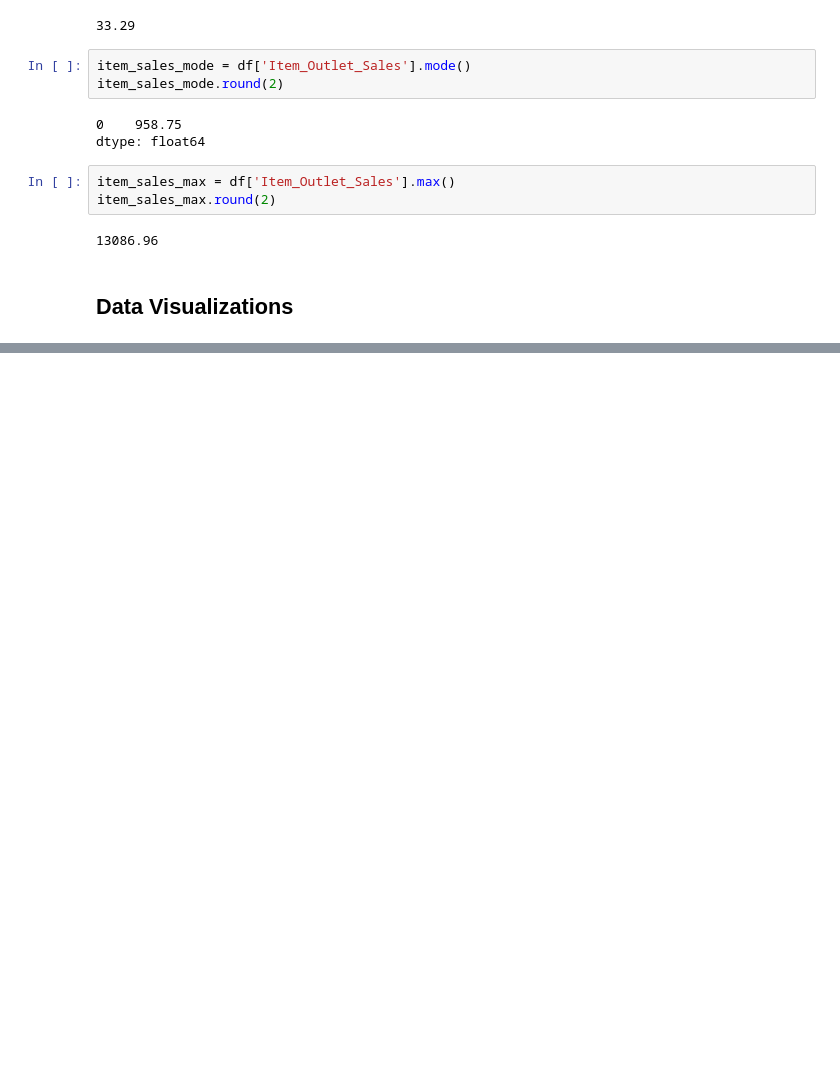
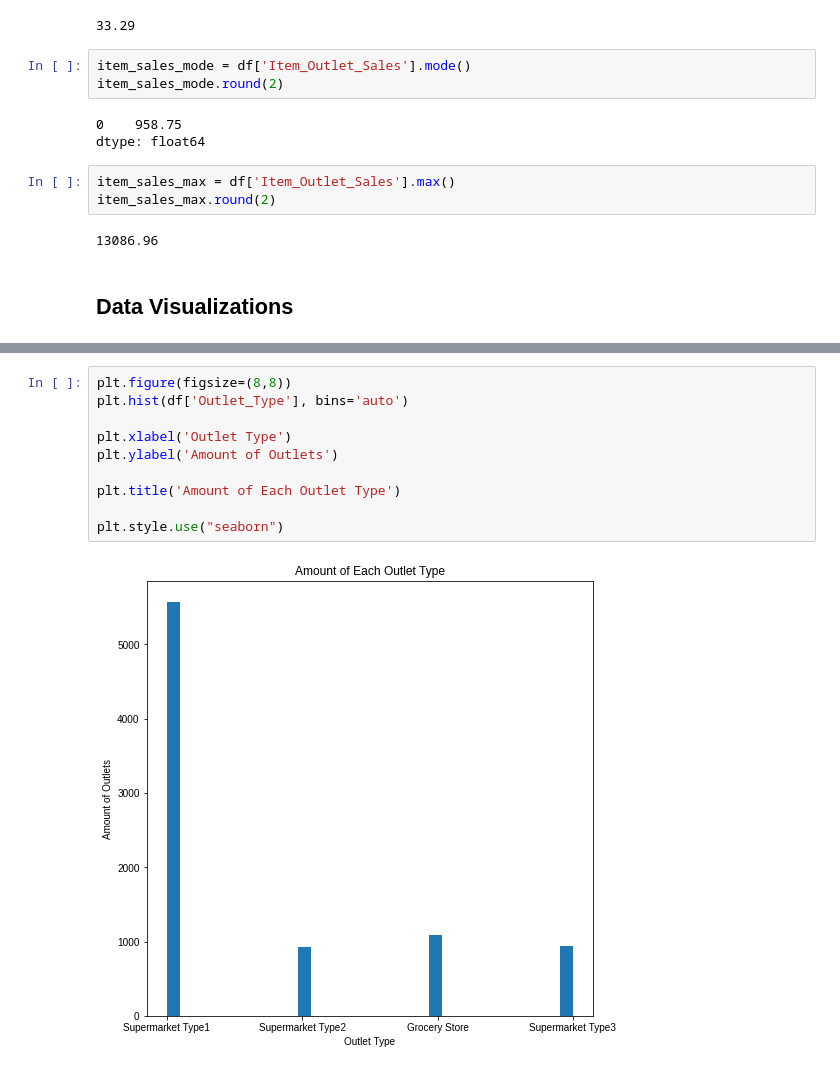
Before and after one commit to CameronBannick/UAP_REPORT, a Jupyter notebook: 05_Sales_Predictions.ipynb, the cells around one changed output, grey strips where cells are left out. Cells and saved outputs as stored; diff of their text form; blank space fills up the shorter version.

```diff
--- a/05_Sales_Predictions.ipynb
+++ b/05_Sales_Predictions.ipynb
@@ -235,0 +184,12 @@ Text(0, 0.5, 'Product Type')
+# %%
+plt.figure(figsize=(8,8))
+plt.hist(df['Outlet_Type'], bins='auto')
+
+plt.xlabel('Outlet Type')
+plt.ylabel('Amount of Outlets')
+
+plt.title('Amount of Each Outlet Type')
+
+plt.style.use("seaborn")
+# %% [output]
+[figure, added]
```
Also changed, not shown: parts of 14 cells of this notebook.
